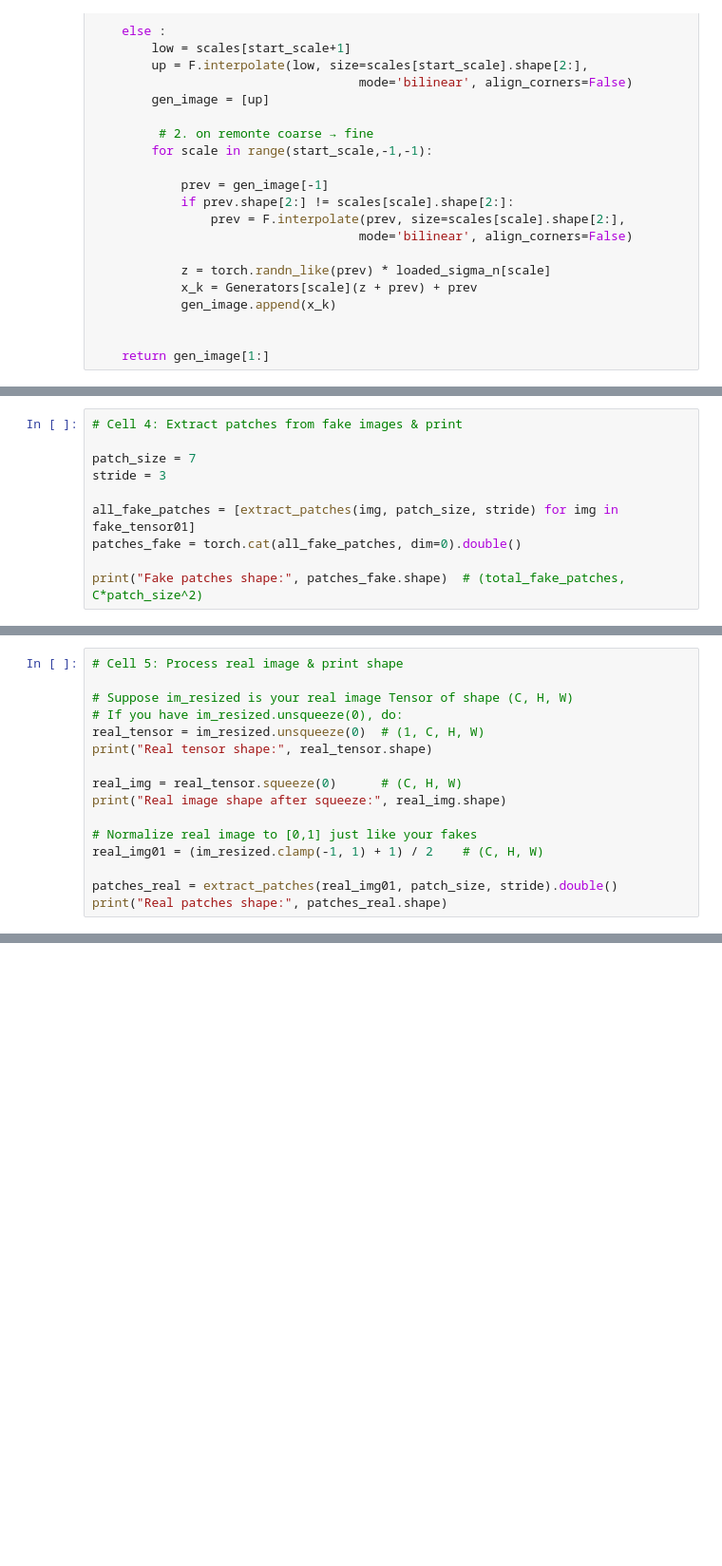
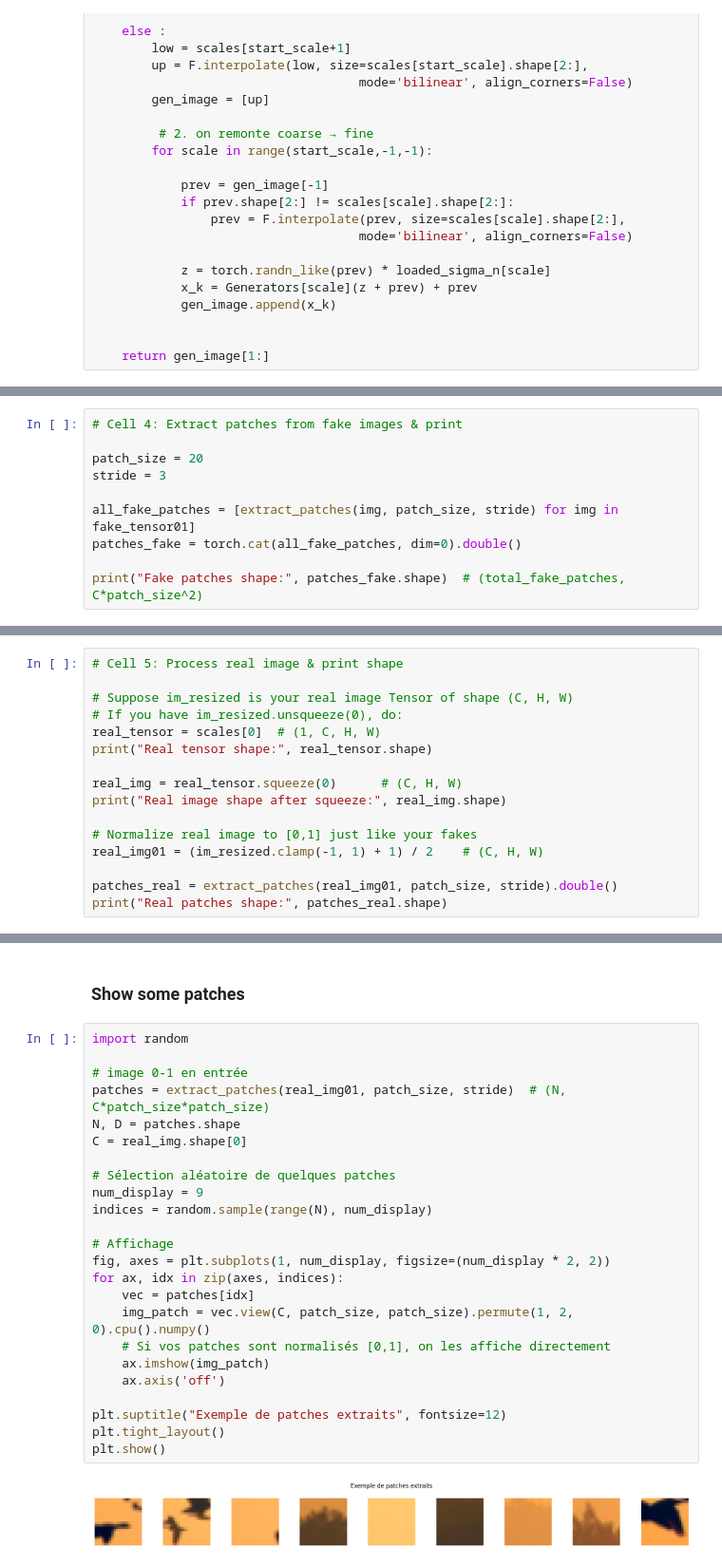
Before and after one commit to Loudwig/SinGan, a Jupyter notebook: evaluate_model.ipynb, the cells around one changed output, grey strips where cells are left out. Shown: that part at 95% size. Drawn from its saved outputs; the diff is of its cells as text; blank space fills up the shorter version.

Commit message:
evaluation with W2_loss, some plots. Working fine

```diff
--- a/evaluate_model.ipynb
+++ b/evaluate_model.ipynb
@@ -342,7 +328,7 @@ Fake tensor shape: torch.Size([8, 3, 168, 249])
 # %%
 # Cell 4: Extract patches from fake images & print
 
-patch_size = 7
+patch_size = 20
 stride = 3
 
 all_fake_patches = [extract_patches(img, patch_size, stride) for img in fake_tensor01]
@@ -372,7 +342,7 @@ Fake patches shape: torch.Size([34992, 147])
 
 # Suppose im_resized is your real image Tensor of shape (C, H, W)
 # If you have im_resized.unsqueeze(0), do:
-real_tensor = im_resized.unsqueeze(0)  # (1, C, H, W)
+real_tensor = scales[0]  # (1, C, H, W)
 print("Real tensor shape:", real_tensor.shape)
 
 real_img = real_tensor.squeeze(0)      # (C, H, W)
@@ -421,0 +378,28 @@ Wasserstein-2 Distance (squared): 0.0375
+# %% [markdown]
+### Show some patches
+# %%
+import random
+
+# image 0-1 en entrée
+patches = extract_patches(real_img01, patch_size, stride)  # (N, C*patch_size*patch_size)
+N, D = patches.shape
+C = real_img.shape[0]
+
+# Sélection aléatoire de quelques patches
+num_display = 9
+indices = random.sample(range(N), num_display)
+
+# Affichage
+fig, axes = plt.subplots(1, num_display, figsize=(num_display * 2, 2))
+for ax, idx in zip(axes, indices):
+    vec = patches[idx]
+    img_patch = vec.view(C, patch_size, patch_size).permute(1, 2, 0).cpu().numpy()
+    # Si vos patches sont normalisés [0,1], on les affiche directement
+    ax.imshow(img_patch)
+    ax.axis('off')
+
+plt.suptitle("Exemple de patches extraits", fontsize=12)
+plt.tight_layout()
+plt.show()
+# %% [output]
+[figure, added]
```
Also changed, not shown: parts of 9 cells of this notebook.
